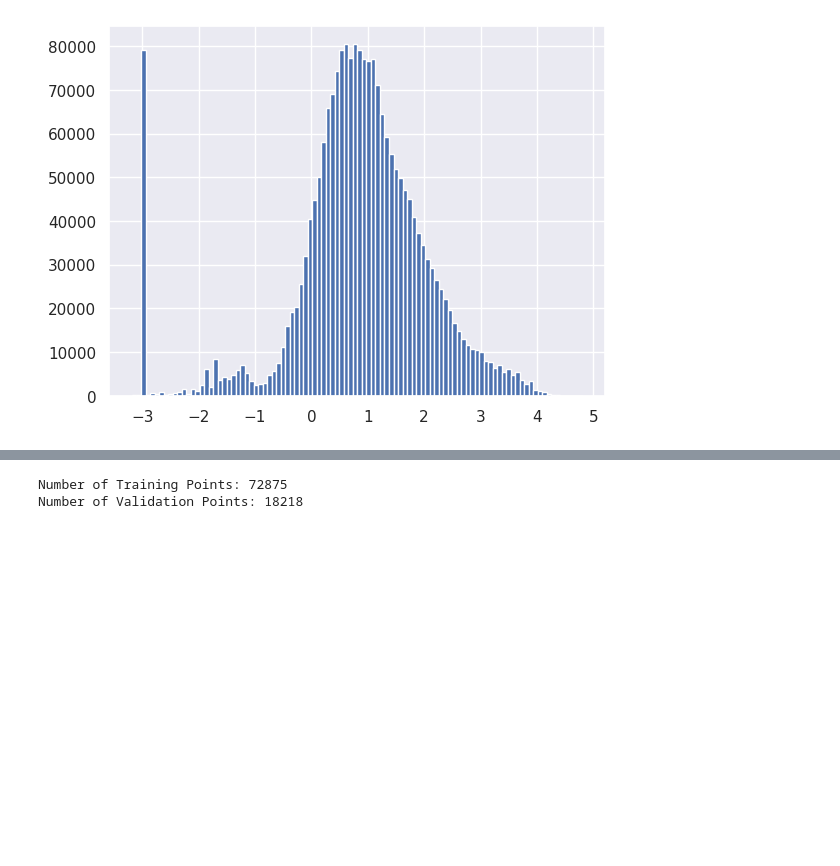
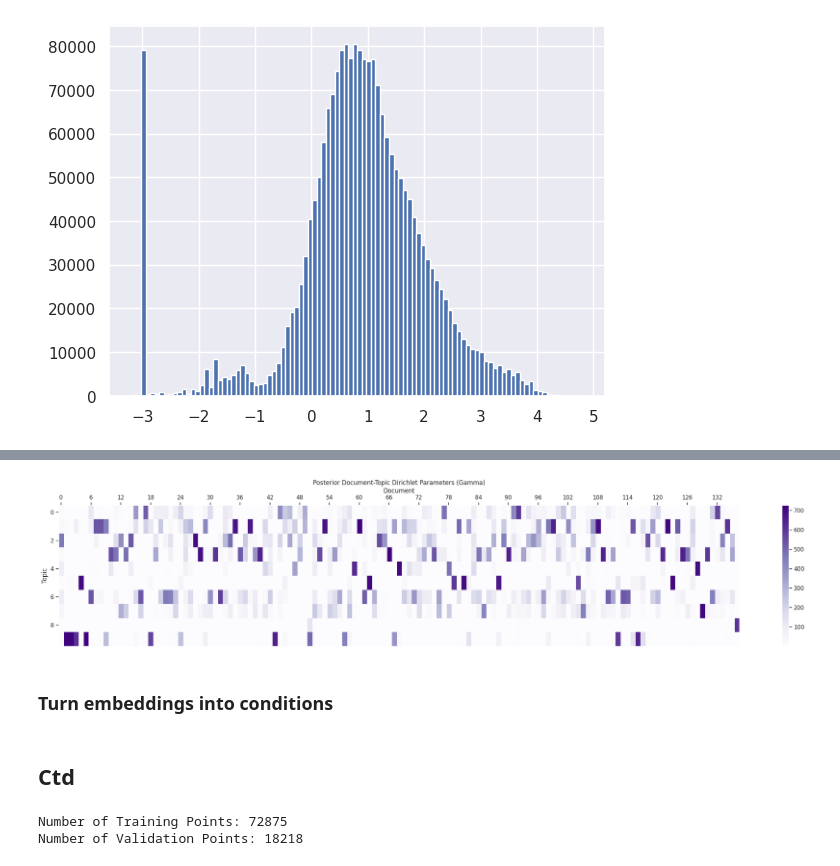
Before and after one commit to kabolat/behavio-temporal-vae, a Jupyter notebook: notebooks/sdg_baseline.ipynb, the cells around one changed output, grey strips where cells are left out. Drawn from its saved outputs; the diff is of its cells as text; code cells hidden in the pictures; blank space fills up the shorter version.

Commit message:
added user encodings and fixed condition transforming

```diff
--- a/notebooks/sdg_baseline.ipynb
+++ b/notebooks/sdg_baseline.ipynb
@@ -91,32 +95,32 @@ if ADD_MONTHS:
     condition_kwargs["tags"].append("months")
     condition_kwargs["types"].append("circ")
     condition_kwargs["supports"].append(np.unique(months).tolist())
-    condition_set["months"] = months
+    condition_set["months"] = months[...,None]
 if ADD_WEEKDAYS:
     condition_kwargs["tags"].append("weekdays")
     condition_kwargs["types"].append("circ")
     condition_kwargs["supports"].append(np.unique(weekdays).tolist())
-    condition_set["weekdays"] = weekdays
+    condition_set["weekdays"] = weekdays[...,None]
 if ADD_IS_WEEKEND:
     condition_kwargs["tags"].append("is_weekend")
     condition_kwargs["types"].append("cat")
     condition_kwargs["supports"].append([0, 1])
-    condition_set["is_weekend"] = is_weekend
+    condition_set["is_weekend"] = is_weekend[...,None]
 if ADD_TEMPERATURE_MIN:
     condition_kwargs["tags"].append("temp_min")
     condition_kwargs["types"].append("cont")
     condition_kwargs["supports"].append([df_temp[condition_kwargs["tags"][-1]].min(), df_temp[condition_kwargs["tags"][-1]].max()])
-    condition_set["temp_min"] = df_temp[condition_kwargs["tags"][-1]].values
+    condition_set["temp_min"] = df_temp[condition_kwargs["tags"][-1]].values[...,None]
 if ADD_TEMPERATURE_MAXDELTA:
     condition_kwargs["tags"].append("temp_max_delta")
     condition_kwargs["types"].append("cont")
     condition_kwargs["supports"].append([df_temp[condition_kwargs["tags"][-1]].min(), df_temp[condition_kwargs["tags"][-1]].max()])
-    condition_set["temp_max_delta"] = df_temp[condition_kwargs["tags"][-1]].values
+    condition_set["temp_max_delta"] = df_temp[condition_kwargs["tags"][-1]].values[...,None]
 if ADD_PRECIPITATION_LEVEL:
     condition_kwargs["tags"].append("precipitation_level")
     condition_kwargs["types"].append("ord")
     condition_kwargs["supports"].append(np.unique(df_prec["label"]).tolist())
-    condition_set["precipitation_level"] = df_prec["label"].values
+    condition_set["precipitation_level"] = df_prec["label"].values[...,None]
 # %%
 conditioner = datasets.Conditioner(**condition_kwargs, condition_set=condition_set)
 # %% [markdown]
@@ -211,0 +215,14 @@ plt.show()
+# %%
+NUM_TOPICS = 10
+VOCAB_SIZE = 100
+ALPHA = 1.0/NUM_TOPICS
+fit_kwargs = {"lda": {'doc_topic_prior': ALPHA,  ## alpha
+                      'topic_word_prior': 1.0/VOCAB_SIZE, ## eta
+                      'perp_tol': 5e-2,
+                      'max_iter': 100, ## number of epochs
+                      'batch_size': 64,
+                      'verbose': True,
+                      'learning_method': 'online',
+                      'evaluate_every': 10},}
+# %%
+entity_model = EntityEncoder(num_topics=NUM_TOPICS, reduce_dim=True, num_clusters=VOCAB_SIZE, random_state=RANDOM_SEED).fit(X_missing.reshape(num_users, num_days, -1), fit_kwargs)
@@ -211,0 +247,22 @@ plt.show()
+# %%
+user_gamma = entity_model.transform(X_missing.reshape(num_users, num_days, -1))
+# %%
+fig, ax = plt.subplots(figsize=(30,5))
+im = ax.imshow(user_gamma.T, aspect='auto', cmap='Purples', interpolation='none')
+ax.set_title('Posterior Document-Topic Dirichlet Parameters (Gamma)')
+ax.set_ylabel('Topic')
+ax.set_xlabel('Document')
+ax.set_yticks(np.arange(NUM_TOPICS))
+ax.set_xticks(np.arange(num_users))
+ax.xaxis.tick_top()
+ax.yaxis.tick_left()
+ax.xaxis.set_label_position('top')
+ax.grid(False)
+plt.yticks(np.arange(0, NUM_TOPICS, NUM_TOPICS//5))
+plt.xticks(np.arange(0, num_users, num_users//20))
+fig.colorbar(im, ax=ax)
+plt.show()
+# %% [output]
+[figure, added]
+# %% [markdown]
+### Turn embeddings into conditions
@@ -211,0 +273,2 @@ plt.show()
+# %% [markdown]
+## Ctd
```
Also changed, not shown: parts of 11 cells of this notebook, 3 other files.
